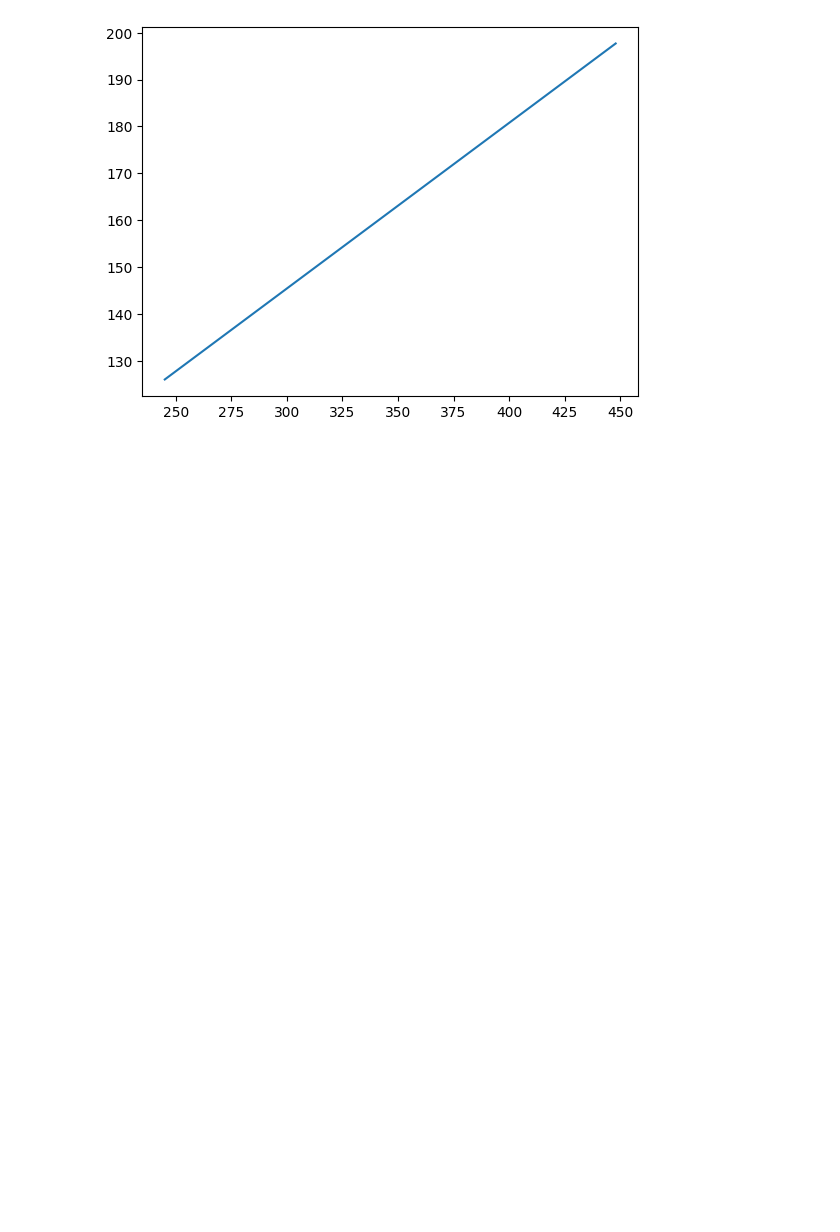
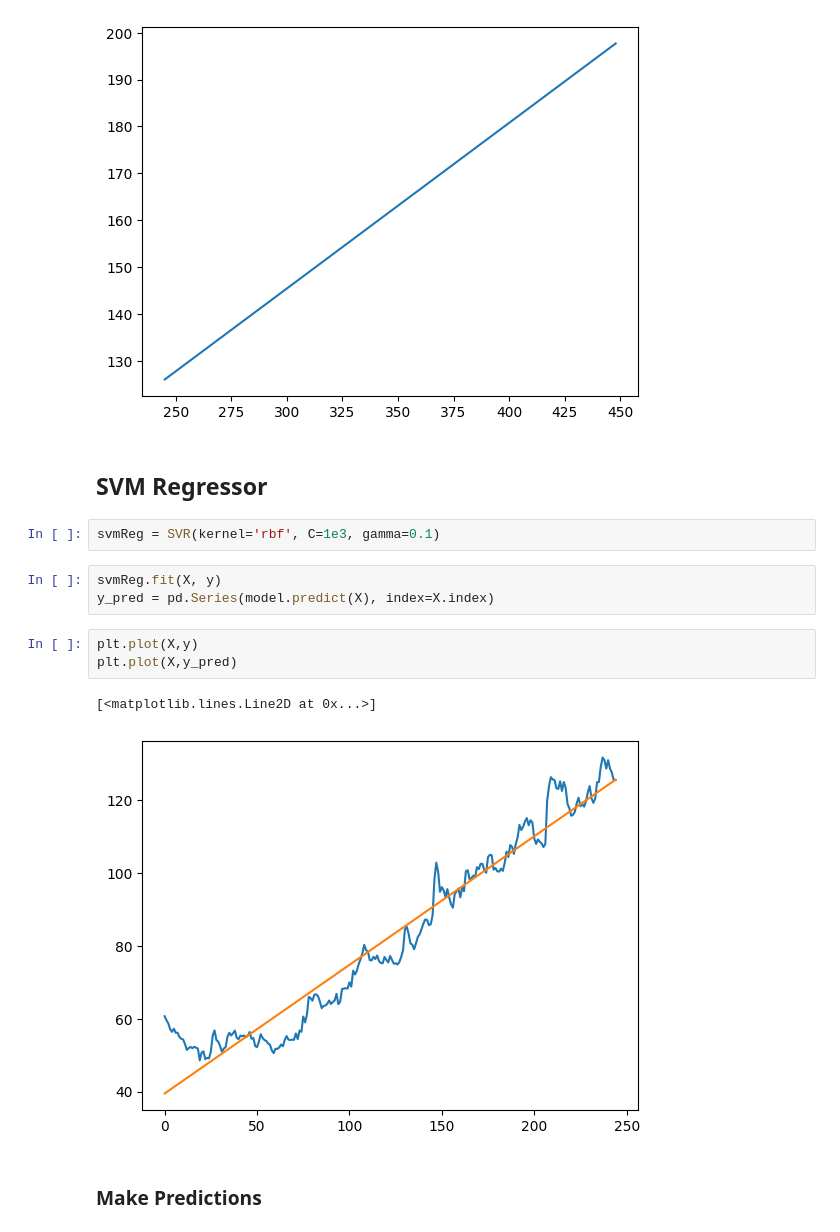
Before and after one commit to rnks2003/ai043_ml, a Jupyter notebook: mlHandsOn/220624.ipynb, the cells around one changed output. Saved outputs shown, nothing was run; the diff lists cells and outputs as text; blank space fills up the shorter version.

```diff
--- a/mlHandsOn/220624.ipynb
+++ b/mlHandsOn/220624.ipynb
@@ -71,3 +74,18 @@ plt.plot(test['Time'],test_pred)
 # %% [output]
 [<matplotlib.lines.Line2D at 0x...>]
 [figure]
+# %% [markdown]
+## SVM Regressor
+# %%
+svmReg = SVR(kernel='rbf', C=1e3, gamma=0.1)
+# %%
+svmReg.fit(X, y)
+y_pred = pd.Series(model.predict(X), index=X.index)
+# %%
+plt.plot(X,y)
+plt.plot(X,y_pred)
+# %% [output]
+[<matplotlib.lines.Line2D at 0x...>]
+[figure, added]
+# %% [markdown]
+### Make Predictions
```
Also changed, not shown: parts of 24 cells of this notebook.
